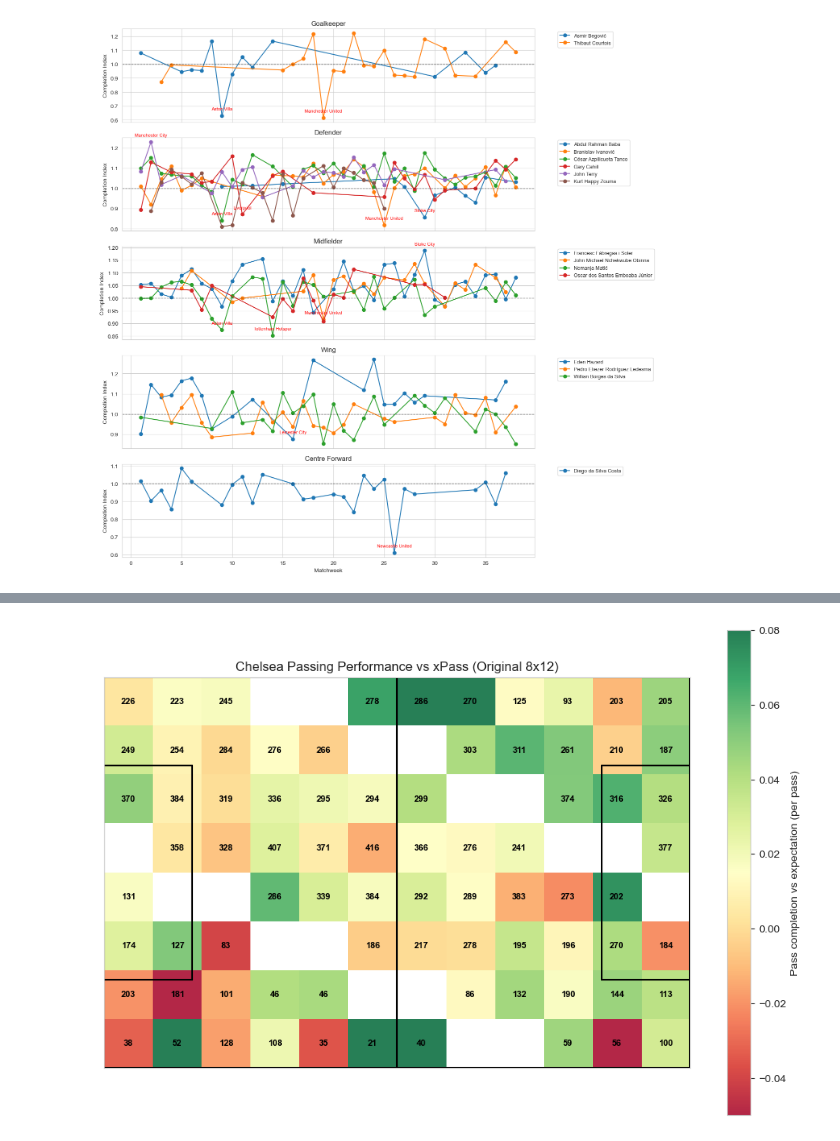
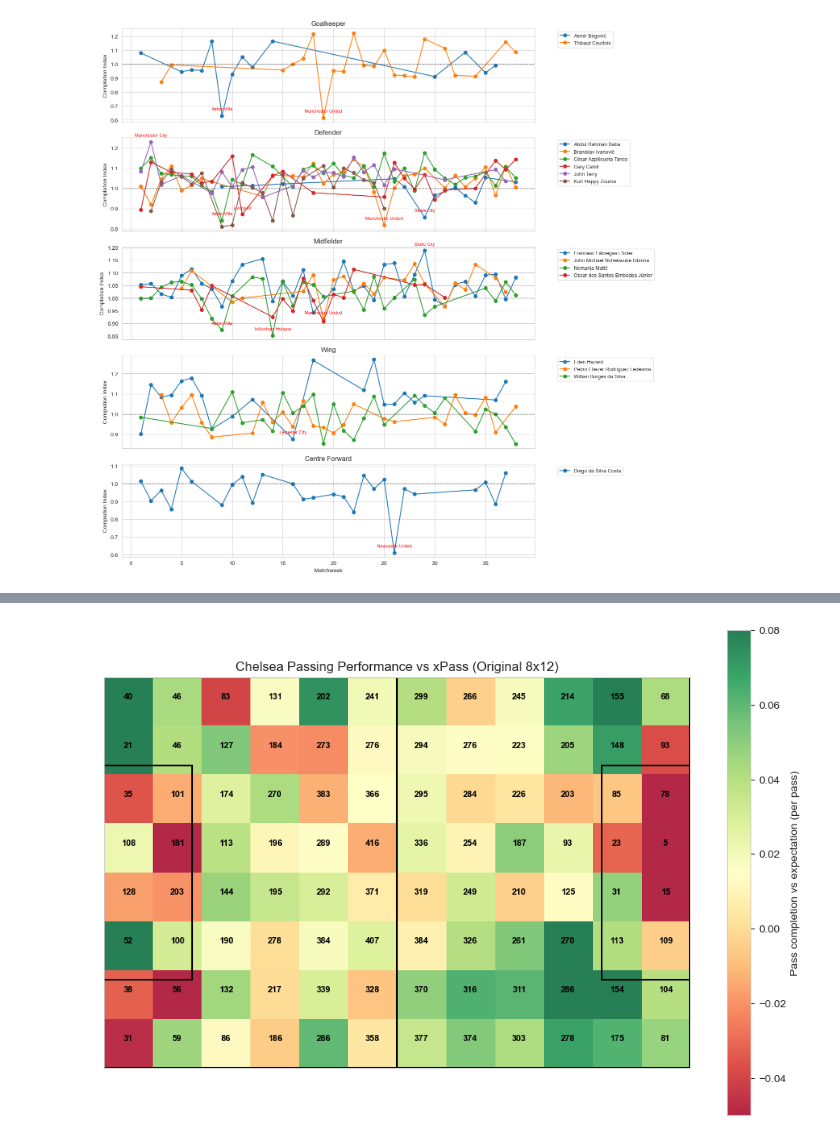
Before and after one commit to vickyfriss/Football-analytics, a Jupyter notebook: 202604 - 1 - Building Expected Passes xP for Men Top 5 Leagues.ipynb, the cells around one changed output, grey strips where cells are left out. Cells and saved outputs as stored; diff of their text form; code cells hidden in the pictures.

```diff
--- a/202604 - 1 - Building Expected Passes xP for Men Top 5 Leagues.ipynb
+++ b/202604 - 1 - Building Expected Passes xP for Men Top 5 Leagues.ipynb
@@ -2074,7 +2087,7 @@ import matplotlib.pyplot as plt
 chelsea_df = pl_df[pl_df["team"] == "Chelsea"].copy()
 
 # --------------------------------------------------
-# Aggregate performance by start square
+# Aggregate performance by start square (x_y format)
 # --------------------------------------------------
 zone_analysis = (
     chelsea_df
@@ -2087,6 +2100,7 @@ zone_analysis = (
     .reset_index()
 )
 
+# Compute performance
 zone_analysis["difference"] = zone_analysis["completed"] - zone_analysis["expected"]
 zone_analysis["difference_per_pass"] = zone_analysis["difference"] / zone_analysis["passes"]
 
@@ -2096,36 +2110,36 @@ zone_analysis["difference_per_pass"] = zone_analysis["difference"] / zone_analys
 rows, cols = 8, 12
 zone_grid = np.full((rows, cols), np.nan)
 passes_grid = np.full((rows, cols), np.nan)
+diff_grid = np.full((rows, cols), np.nan)
 
 for _, row in zone_analysis.iterrows():
     try:
-        square = int(row["start_square"]) - 1
-        r = square // cols
-        c = square % cols
+        # Parse start_square "x_y"
+        x_str, y_str = row["start_square"].split("_")
+        x, y = int(x_str), int(y_str)
+        r, c = y, x  # row = y, col = x
         if r < 0 or r >= rows or c < 0 or c >= cols:
             continue
         zone_grid[r, c] = row["difference_per_pass"]
         passes_grid[r, c] = row["passes"]
-    except (ValueError, TypeError):
+        diff_grid[r, c] = row["difference_per_pass"]
+    except (ValueError, TypeError, KeyError, AttributeError):
         continue
 
 # --------------------------------------------------
-# Set colour scale for all plots
+# Colour scales
 # --------------------------------------------------
-vmin = -0.05
-vmax = 0.08
+vmin_fixed, vmax_fixed = -0.05, 0.08  # for original 8x12 plot
 
 # --------------------------------------------------
-# Function to plot a grid
+# Plot function
 # --------------------------------------------------
-def plot_pitch_grid(grid, passes, title, n_rows, n_cols, fontsize=10):
+def plot_pitch_grid(grid, passes, diff=None, title="", n_rows=8, n_cols=12, fontsize=10):
     fig, ax = plt.subplots(figsize=(12, 8))
 
-    # Pitch outline (StatsBomb 120x80)
+    # Pitch outline
     ax.plot([0,120,120,0,0], [0,0,80,80,0], color="black")
     ax.plot([60,60], [0,80], color="black")
-
-    # Penalty areas
     ax.plot([102,120], [18,18], color="black")
     ax.plot([102,102], [18,62], color="black")
     ax.plot([102,120], [62,62], color="black")
@@ -2133,7 +2147,15 @@ def plot_pitch_grid(grid, passes, title, n_rows, n_cols, fontsize=10):
     ax.plot([18,18], [18,62], color="black")
     ax.plot([0,18], [62,62], color="black")
 
-    # Heatmap
+    # Colour scale
+    if diff is not None:
+        # For aggregated plots: symmetric scale around 0
+        max_abs = np.nanmax(np.abs(diff))
+        vmin, vmax = -max_abs, max_abs
+    else:
+        # Original plot: fixed scale
+        vmin, vmax = vmin_fixed, vmax_fixed
+
     im = ax.imshow(
         grid,
         extent=[0,120,0,80],
@@ -2144,14 +2166,19 @@ def plot_pitch_grid(grid, passes, title, n_rows, n_cols, fontsize=10):
         alpha=0.85
     )
 
-    # Add number of passes
+    # Add number of passes and optional efficiency
     for r in range(n_rows):
         for c in range(n_cols):
             if not np.isnan(passes[r, c]):
                 x = (c + 0.5) * (120 / n_cols)
-                y = (r + 0.5) * (80 / n_rows)
+                y = (r + 0.6) * (80 / n_rows)
                 ax.text(x, y, int(passes[r, c]), color="black",
                         ha="center", va="center", fontsize=fontsize, fontweight="bold")
+                if diff is not None:
+                    # Smaller text below to indicate pass efficiency
+                    y_eff = (r + 0.3) * (80 / n_rows)
+                    ax.text(x, y_eff, f"{diff[r, c]:.2f}", color="black",
+                            ha="center", va="center", fontsize=fontsize-2)
 
     cbar = plt.colorbar(im, ax=ax)
     cbar.set_label("Pass completion vs expectation (per pass)")
@@ -2159,49 +2186,60 @@ def plot_pitch_grid(grid, passes, title, n_rows, n_cols, fontsize=10):
     ax.set_xticks([])
     ax.set_yticks([])
     ax.set_aspect("equal")
     plt.show()
 
 # --------------------------------------------------
-# Plot 1: Original 8x12 grid
+# Plot 1: Original 8x12
 # --------------------------------------------------
-plot_pitch_grid(zone_grid, passes_grid, "Chelsea Passing Performance vs xPass (Original 8x12)", rows, cols, fontsize=8)
+plot_pitch_grid(zone_grid, passes_grid, title="Chelsea Passing Performance vs xPass (Original 8x12)",
+                n_rows=rows, n_cols=cols, fontsize=8)
 
 # --------------------------------------------------
 # Plot 2: Combined 2x2 squares
 # --------------------------------------------------
-big_rows, big_cols = rows // 2, cols // 2
-big_zone_grid = np.full((big_rows, big_cols), np.nan)
-big_passes_grid = np.full((big_rows, big_cols), np.nan)
+big_rows2, big_cols2 = rows // 2, cols // 2
+big_zone_grid2 = np.full((big_rows2, big_cols2), np.nan)
+big_passes_grid2 = np.full((big_rows2, big_cols2), np.nan)
+big_diff_grid2 = np.full((big_rows2, big_cols2), np.nan)
 
-for r in range(big_rows):
-    for c in range(big_cols):
+for r in range(big_rows2):
+    for c in range(big_cols2):
         small_r = slice(r*2, r*2+2)
         small_c = slice(c*2, c*2+2)
         small_zone = zone_grid[small_r, small_c]
         small_passes = passes_grid[small_r, small_c]
+        small_diff = diff_grid[small_r, small_c]
 
-        big_zone_grid[r, c] = np.nanmean(small_zone) if not np.isnan(small_zone).all() else np.nan
-        big_passes_grid[r, c] = np.nansum(small_passes)
+        big_zone_grid2[r, c] = np.nanmean(small_zone) if not np.isnan(small_zone).all() else np.nan
+        big_passes_grid2[r, c] = np.nansum(small_passes)
+        big_diff_grid2[r, c] = np.nanmean(small_diff) if not np.isnan(small_diff).all() else np.nan
 
-plot_pitch_grid(big_zone_grid, big_passes_grid, "Chelsea Passing Performance vs xPass (Combined 2x2 Squares)", big_rows, big_cols, fontsize=10)
+plot_pitch_grid(big_zone_grid2, big_passes_grid2, diff=big_diff_grid2,
+                title="Chelsea Passing Performance vs xPass (Combined 2x2 Squares)",
+                n_rows=big_rows2, n_cols=big_cols2, fontsize=10)
 
 # --------------------------------------------------
 # Plot 3: Combined 2x4 bigger zones (2 rows × 4 cols)
 # --------------------------------------------------
-big_rows, big_cols = rows // 2, cols // 4
-big_zone_grid_2x4 = np.full((big_rows, big_cols), np.nan)
-big_passes_grid_2x4 = np.full((big_rows, big_cols), np.nan)
+big_rows3, big_cols3 = rows // 2, cols // 4
+big_zone_grid3 = np.full((big_rows3, big_cols3), np.nan)
+big_passes_grid3 = np.full((big_rows3, big_cols3), np.nan)
+big_diff_grid3 = np.full((big_rows3, big_cols3), np.nan)
 
-for r in range(big_rows):
-    for c in range(big_cols):
+for r in range(big_rows3):
+    for c in range(big_cols3):
         small_r = slice(r*2, r*2+2)
         small_c = slice(c*4, c*4+4)
         small_zone = zone_grid[small_r, small_c]
         small_passes = passes_grid[small_r, small_c]
+        small_diff = diff_grid[small_r, small_c]
 
-        big_zone_grid_2x4[r, c] = np.nanmean(small_zone) if not np.isnan(small_zone).all() else np.nan
-        big_passes_grid_2x4[r, c] = np.nansum(small_passes)
+        big_zone_grid3[r, c] = np.nanmean(small_zone) if not np.isnan(small_zone).all() else np.nan
+        big_passes_grid3[r, c] = np.nansum(small_passes)
+        big_diff_grid3[r, c] = np.nanmean(small_diff) if not np.isnan(small_diff).all() else np.nan
 
-plot_pitch_grid(big_zone_grid_2x4, big_passes_grid_2x4, "Chelsea Passing Performance vs xPass (2x4 Bigger Zones)", big_rows, big_cols, fontsize=12)
+plot_pitch_grid(big_zone_grid3, big_passes_grid3, diff=big_diff_grid3,
+                title="Chelsea Passing Performance vs xPass (2x4 Bigger Zones)",
+                n_rows=big_rows3, n_cols=big_cols3, fontsize=12)
 # %% [output]
-[figure, old version]
+[figure, new version]
```
Also changed, not shown: parts of 3 cells of this notebook.
